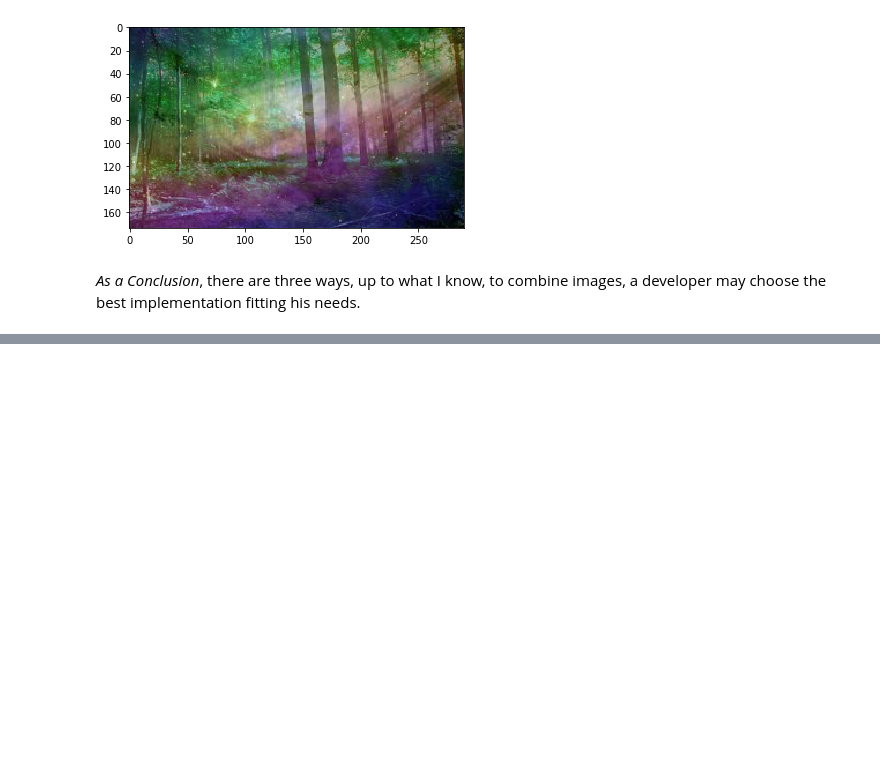
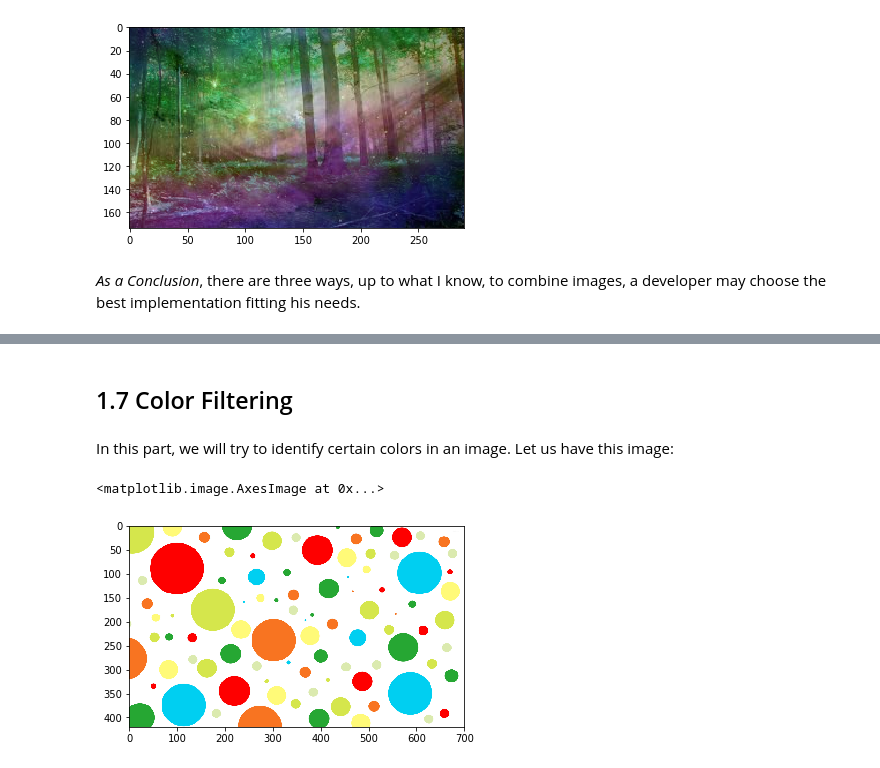
Before and after one commit to MagedSaeed/age_gender_recognition, a Jupyter notebook: preparing/Maged/Image Operations.ipynb, the cells around one changed output, grey strips where cells are left out. Drawn from its saved outputs; the diff is of its cells as text; code cells hidden in the pictures; blank space fills up the shorter version.

```diff
--- a/preparing/Maged/Image Operations.ipynb
+++ b/preparing/Maged/Image Operations.ipynb
@@ -283,0 +365,18 @@ _As a Conclusion_, there are three ways, up to what I know, to combine images, a
+# %% [markdown]
+## 1.7 Color Filtering
+# %% [markdown]
+In this part, we will try to identify certain colors in an image. Let us have this image:
+# %%
+clrd_crls = cv2.imread('colored_circles.jpg')
+clrd_crls = cv2.resize(clrd_crls, (700, 420) ,fx=0.5, fy=0.5)
+# because matplotlib does wierly here, better to use this code:
+plt.imshow(cv2.cvtColor(clrd_crls.copy(), cv2.COLOR_BGR2RGB))
+
+# or you can view it using cv2.imshow()
+
+# cv2.imshow('',clrd_crls)
+# cv2.waitKey(0)
+# cv2.destroyAllWindows()
+# %% [output]
+<matplotlib.image.AxesImage at 0x...>
+[figure, added]
```
Also changed, not shown: parts of 21 cells of this notebook, 21 other files.
